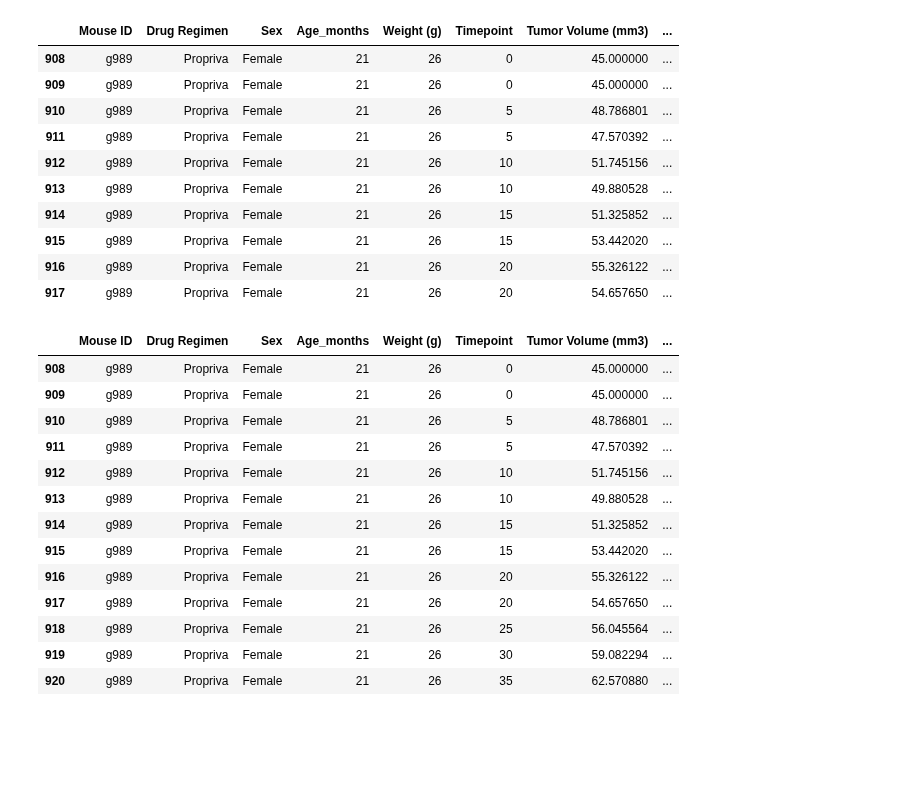
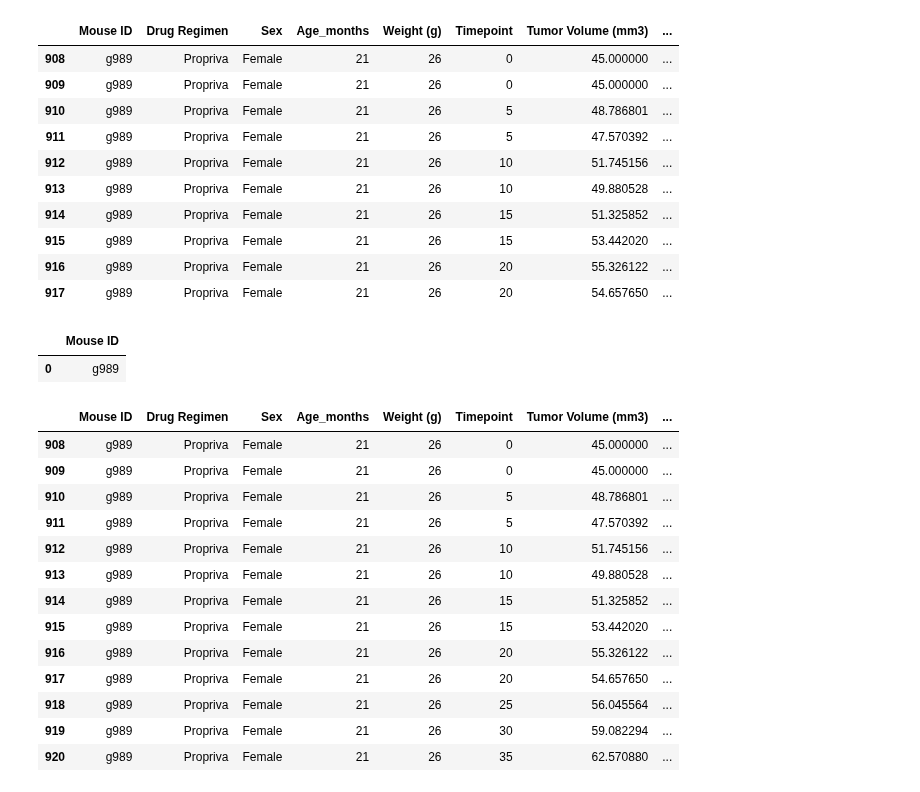
Before and after one commit to LP-116/matplotlib-challenge, a Jupyter notebook: pymaceuticals_starter.ipynb, the cells around one changed output. Saved outputs shown, nothing was run; the diff lists cells and outputs as text; code cells hidden in the pictures; blank space fills up the shorter version.

```diff
--- a/pymaceuticals_starter.ipynb
+++ b/pymaceuticals_starter.ipynb
@@ -70,6 +70,12 @@ duplicate_mice
 | 915 | g989 | Propriva | Female | 21 | 26 | 15 | 53.442020 | ... |
 | 916 | g989 | Propriva | Female | 21 | 26 | 20 | 55.326122 | ... |
 | 917 | g989 | Propriva | Female | 21 | 26 | 20 | 54.657650 | ... |
+# %%
+unique_mice = pd.DataFrame({"Mouse ID": duplicate_mice["Mouse ID"].unique()})
+unique_mice
+# %% [output]
+|  | Mouse ID |
+| 0 | g989 |
 # %%
 # Optional: Get all the data for the duplicate mouse ID.
 g989_data = combined_data.loc[combined_data["Mouse ID"] == "g989"]
```
